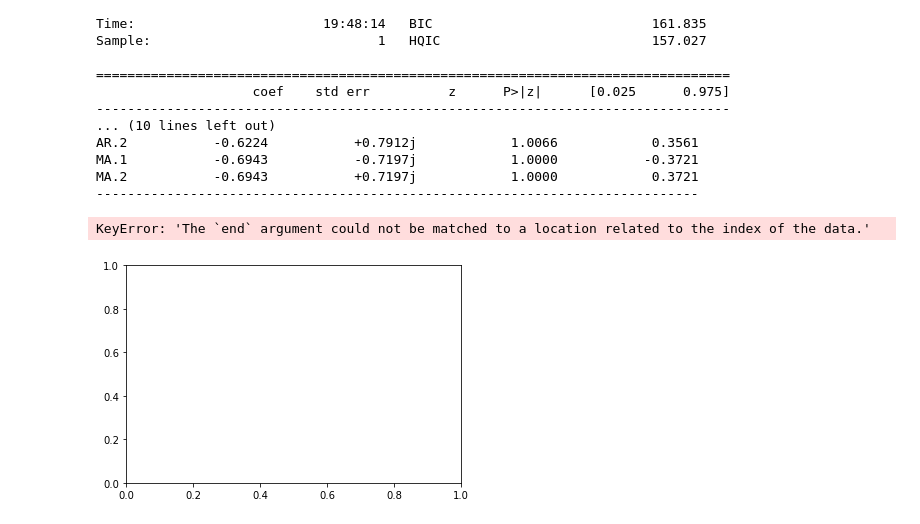
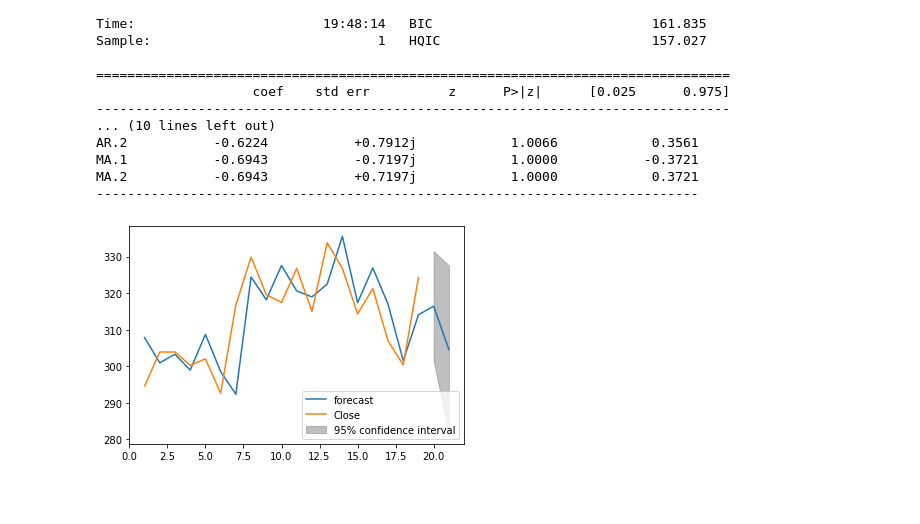
Before and after one commit to danieldinh10153/CS4650_StockPredictionss, a Jupyter notebook: week4/week4 predictions.ipynb, the cells around one changed output. Drawn from its saved outputs; the diff is of its cells as text; code cells hidden in the pictures; blank space fills up the shorter version.

```diff
--- a/week4/week4 predictions.ipynb
+++ b/week4/week4 predictions.ipynb
@@ -89,8 +89,7 @@ MA.1           -0.6943           -0.7197j            1.0000           -0.3721
 MA.2           -0.6943           +0.7197j            1.0000            0.3721
 -----------------------------------------------------------------------------
 # %%
-model_fit.plot_predict(start=2, end=len(df)+0.25) #forcast next month
+model_fit.plot_predict(start=2, end=len(df)+1) #forcast next month
 plt.show()
 # %% [output]
-KeyError: 'The `end` argument could not be matched to a location related to the index of the data.'
-[figure, old version]
+[figure, new version]
```
